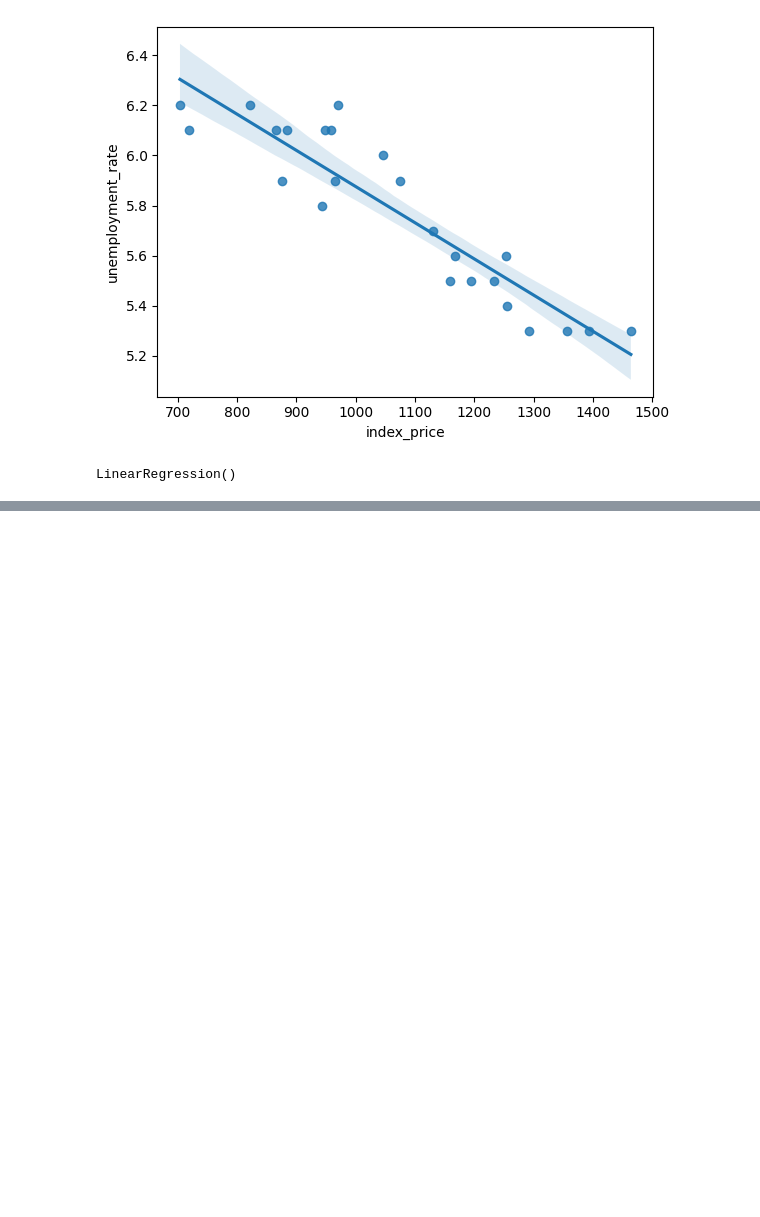
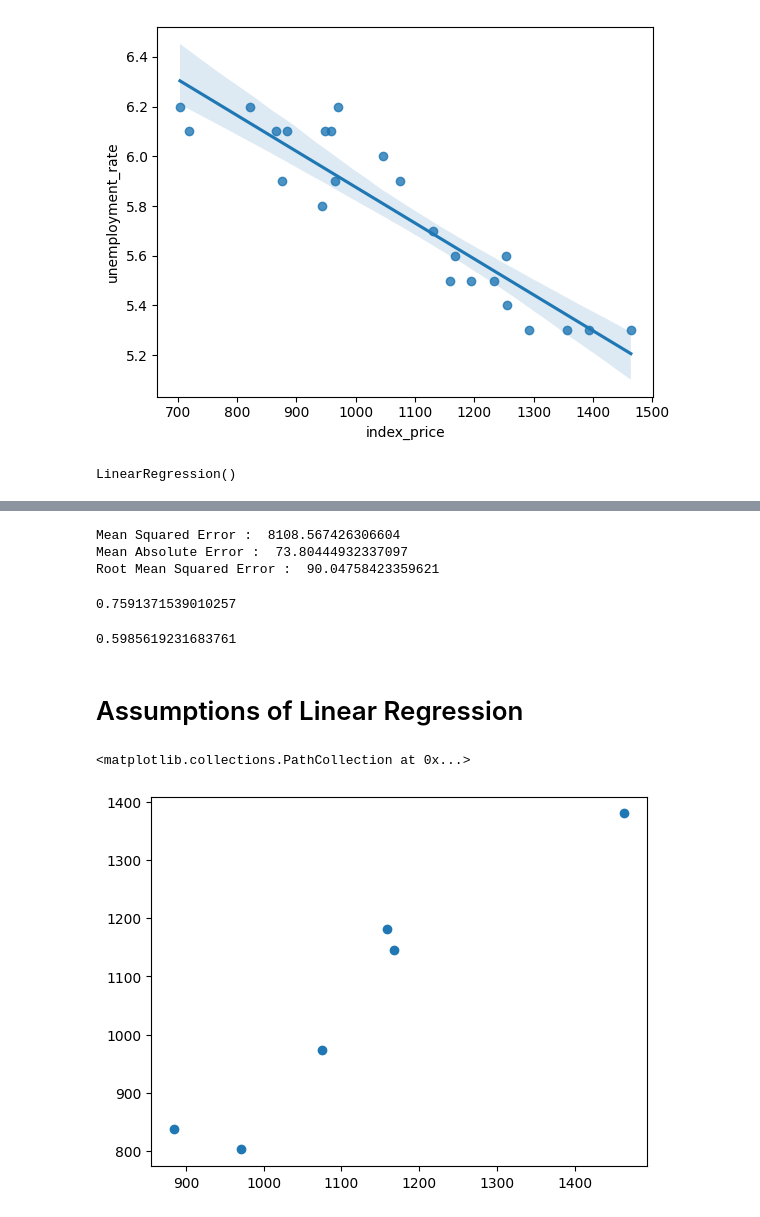
Before and after one commit to Rakshat28/Machine-Learning, a Jupyter notebook: Algorithms/Multiple-Linear-Regression/learning.ipynb, the cells around one changed output, grey strips where cells are left out. Drawn from its saved outputs; the diff is of its cells as text; code cells hidden in the pictures; blank space fills up the shorter version.

Commit message:
multiple linear regression

```diff
--- a/Algorithms/Multiple-Linear-Regression/learning.ipynb
+++ b/Algorithms/Multiple-Linear-Regression/learning.ipynb
@@ -136,0 +142,33 @@ TypeError: missing a required argument: 'X'
+# %%
+#prediction
+y_pred = model.predict(x_test)
+# %%
+from sklearn.metrics import mean_absolute_error,mean_squared_error
+mse = mean_squared_error(y_test,y_pred)
+mae = mean_absolute_error(y_test,y_pred)
+rmse = np.sqrt(mse)
+print("Mean Squared Error : ",mse)
+print("Mean Absolute Error : ",mae)
+print("Root Mean Squared Error : ",rmse)
+# %% [output]
+Mean Squared Error :  8108.567426306604
+Mean Absolute Error :  73.80444932337097
+Root Mean Squared Error :  90.04758423359621
+# %%
+from sklearn.metrics import r2_score
+r2 = r2_score(y_test,y_pred)
+r2
+# %% [output]
+0.7591371539010257
+# %%
+adjusted_r2 = 1-(1-r2)*(len(y_test)-1)/(len(y_test)-x_test.shape[1]-1)
+print(adjusted_r2)
+# %% [output]
+0.5985619231683761
+# %% [markdown]
+# Assumptions of Linear Regression
+# %%
+plt.scatter(y_test,y_pred)
+# %% [output]
+<matplotlib.collections.PathCollection at 0x...>
+[figure, added]
```
Also changed, not shown: parts of 6 cells of this notebook.
